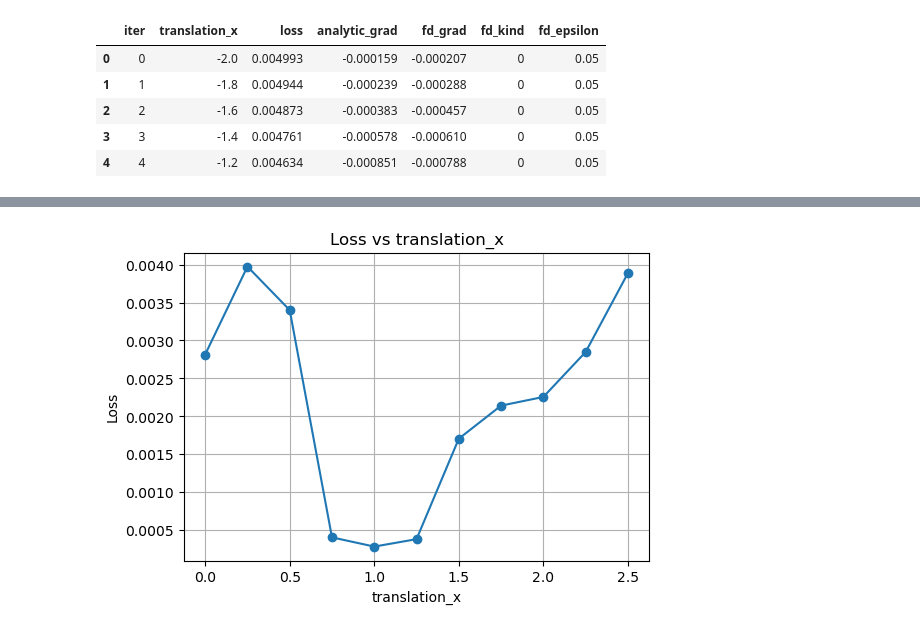
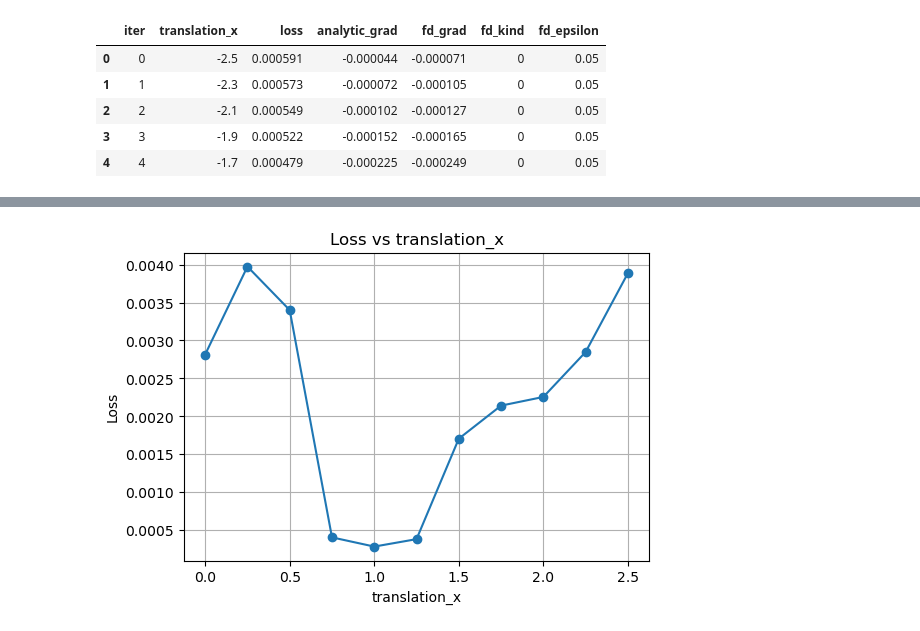
Before and after one commit to M-Gjerde/DifferentiablePointRendering, a Jupyter notebook: python/finite_difference/notebook_scatter.ipynb, the cells around one changed output, grey strips where cells are left out. Drawn from its saved outputs; the diff is of its cells as text; code cells hidden in the pictures.

```diff
--- a/python/finite_difference/notebook_scatter.ipynb
+++ b/python/finite_difference/notebook_scatter.ipynb
@@ -1,31 +1,31 @@
 # %%
 import pandas as pd
 from pathlib import Path
 
-index = "1"
+index = "0"
 test = "0"
 parameter= "translation_x"
 scene = "simple_1"
 camera = "camera1"
 csv_path = Path(f"Output/{scene}/{parameter}/{index}/{test}/{camera}_{parameter}_sweep.csv")
 
 if not csv_path.exists():
     raise FileNotFoundError(f"CSV file not found: {csv_path}")
 
 df = pd.read_csv(csv_path)
 
 required_columns = {f"{parameter}", "loss", "analytic_grad", "fd_grad"}
 if not required_columns.issubset(df.columns):
     raise RuntimeError(f"CSV must contain columns: {required_columns}")
 
 df.head()
 # %% [output]
 |  | iter | translation_x | loss | analytic_grad | fd_grad | fd_kind | fd_epsilon |
-| 0 | 0 | -2.0 | 0.004993 | -0.000159 | -0.000207 | 0 | 0.05 |
-| 1 | 1 | -1.8 | 0.004944 | -0.000239 | -0.000288 | 0 | 0.05 |
-| 2 | 2 | -1.6 | 0.004873 | -0.000383 | -0.000457 | 0 | 0.05 |
-| 3 | 3 | -1.4 | 0.004761 | -0.000578 | -0.000610 | 0 | 0.05 |
-| 4 | 4 | -1.2 | 0.004634 | -0.000851 | -0.000788 | 0 | 0.05 |
+| 0 | 0 | -2.5 | 0.000591 | -0.000044 | -0.000071 | 0 | 0.05 |
+| 1 | 1 | -2.3 | 0.000573 | -0.000072 | -0.000105 | 0 | 0.05 |
+| 2 | 2 | -2.1 | 0.000549 | -0.000102 | -0.000127 | 0 | 0.05 |
+| 3 | 3 | -1.9 | 0.000522 | -0.000152 | -0.000165 | 0 | 0.05 |
+| 4 | 4 | -1.7 | 0.000479 | -0.000225 | -0.000249 | 0 | 0.05 |
 # %%
 
 import matplotlib.pyplot as plt
```
Also changed, not shown: parts of 2 cells of this notebook, 13 other files.
